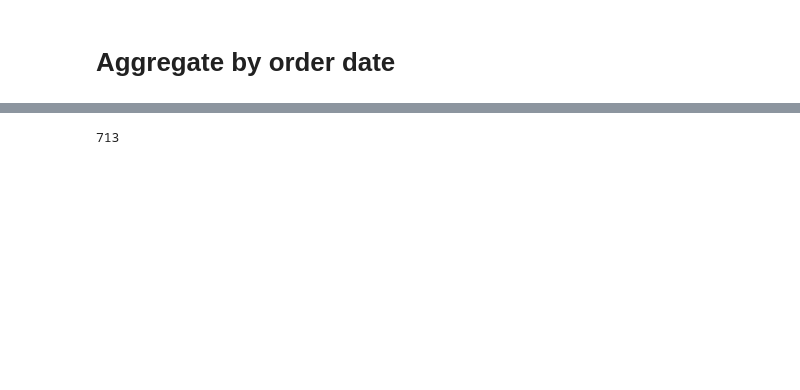
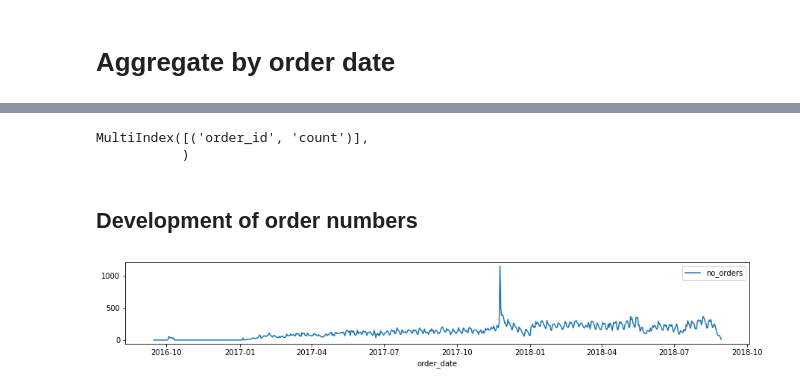
Before and after one commit to jahohenstein/Olist, a Jupyter notebook: notebooks/Plotting.ipynb, the cells around one changed output, grey strips where cells are left out. Cells and saved outputs as stored; diff of their text form; code cells hidden in the pictures; blank space fills up the shorter version.

Commit message:
plotting of weekly number of orders not finished

```diff
--- a/notebooks/Plotting.ipynb
+++ b/notebooks/Plotting.ipynb
@@ -22,6 +22,8 @@ orders.head()
 | 4 | ad21c59c0840e6cb83a9ceb5573f8159 | 8ab97904e6daea8866dbdbc4fb7aad2c | delivered | 2018-02-13 21:18:39 | 2018-02-13 22:20:29 | 2018-02-14 19:46:34 | ... |
 # %%
 orders["order_date"] = orders["order_purchase_timestamp"].dt.date
+# %%
+orders.order_date = pd.to_datetime(orders.order_date)
 # %%
 orders.head()
 # %% [output]
@@ -36,2 +51,2 @@ orders.head()
 # %%
-orders[["order_date", "order_id"]].groupby(by = "order_date").agg(["count"])
+orders_per_day = orders[["order_date", "order_id"]].groupby(by = "order_date").agg(["count"])
@@ -56,5 +73,16 @@ Total number of days in the dataset
-# %%
-diff = orders["order_date"].max() - orders["order_date"].min()
-diff.days
-# %% [output]
-713
+# %%
+orders_per_day = orders_per_day.resample("D").mean().fillna(0)
+# %%
+orders_per_day.columns
+# %% [output]
+MultiIndex([('order_id', 'count')],
+           )
+# %%
+orders_per_day.columns = ["no_orders"]
+# %% [markdown]
+## Development of order numbers
+# %%
+plt.figure(figsize=(15, 2))
+sns.lineplot(data = orders_per_day);
+# %% [output]
+[figure, added]
```
Also changed, not shown: parts of 16 cells of this notebook.
